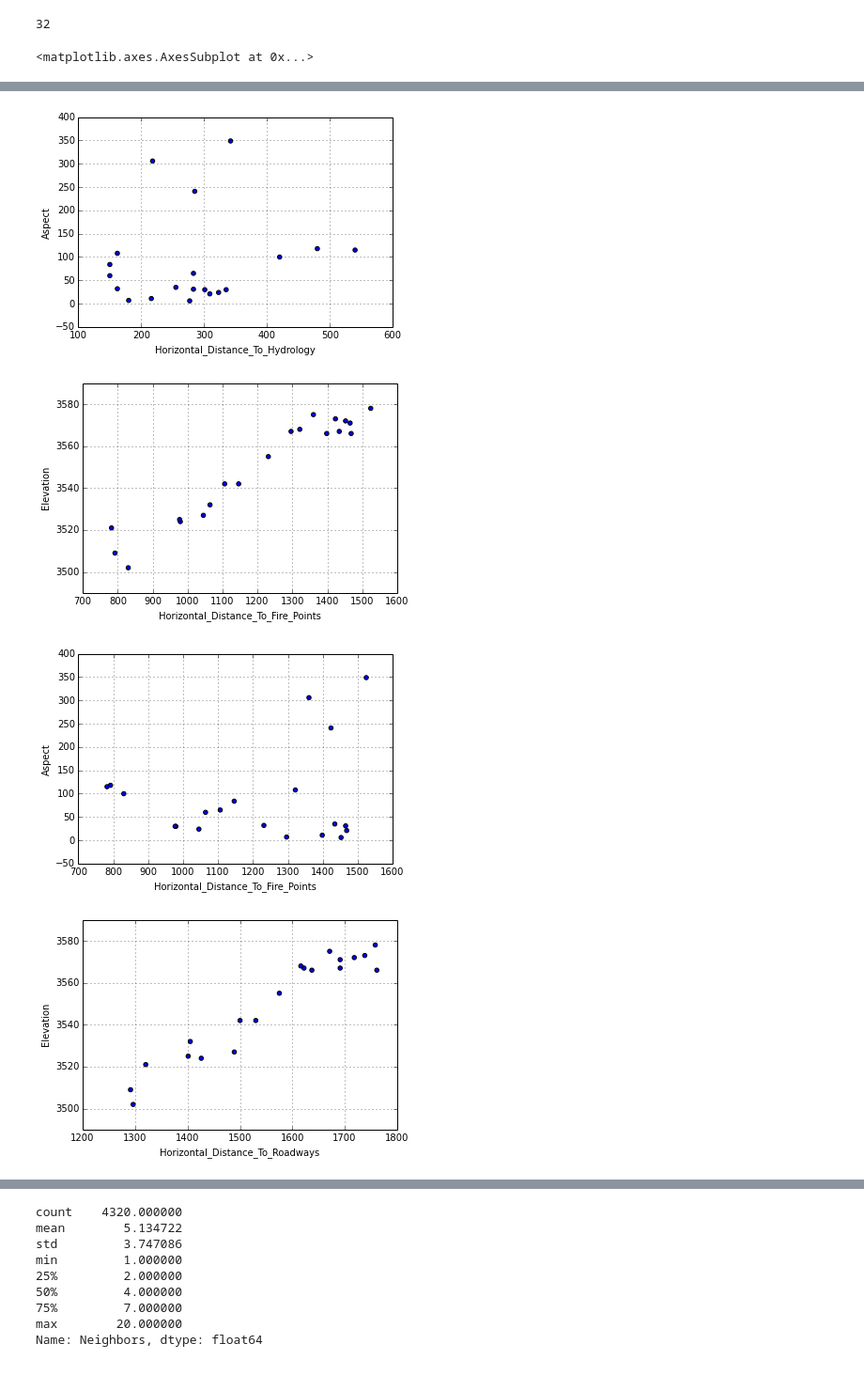
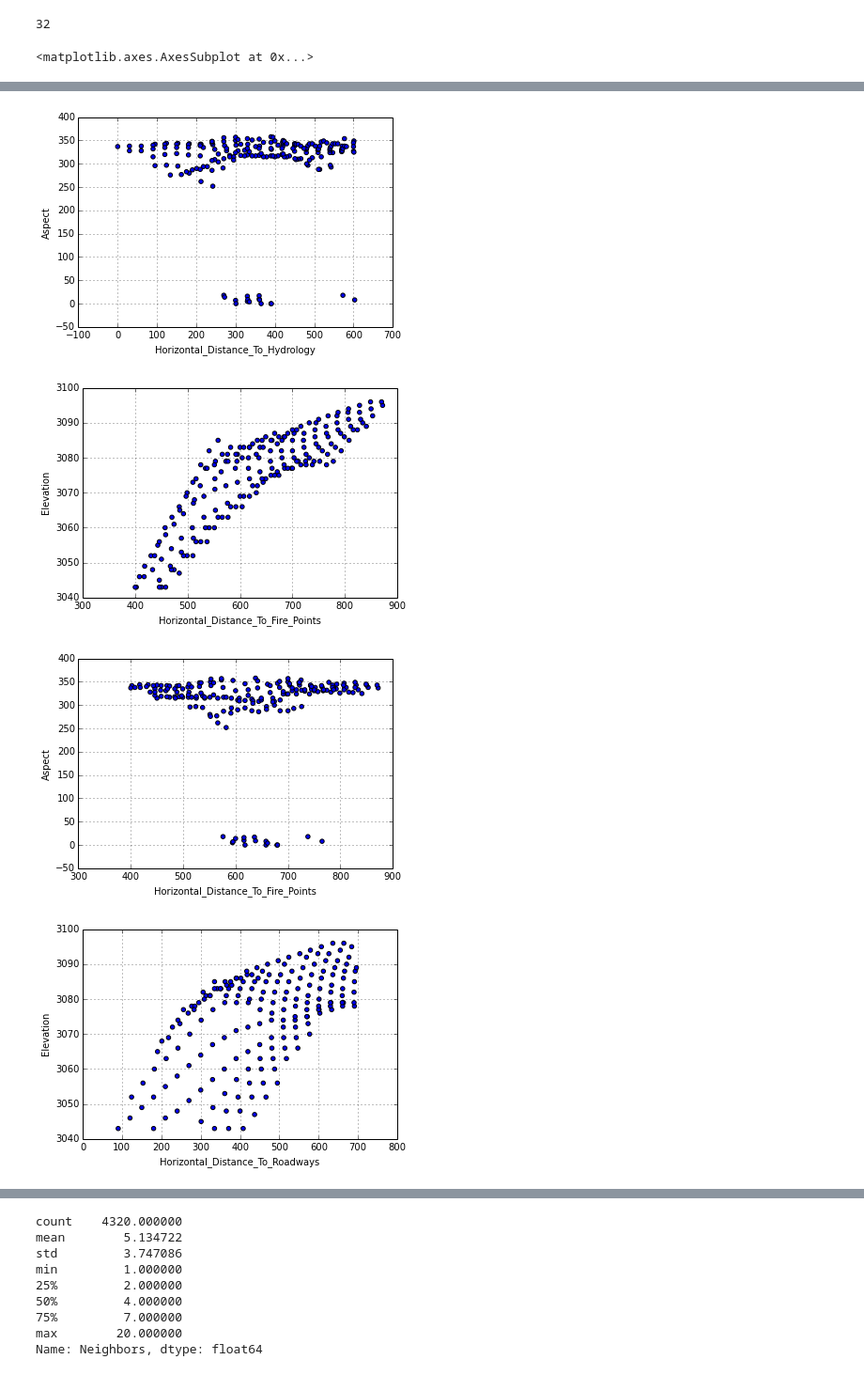
Before and after one commit to Taraxicum/geo_parser, a Jupyter notebook: x,y clustering.ipynb, the cells around one changed output, grey strips where cells are left out. Shown: that part at 94% size. Drawn from its saved outputs; the diff is of its cells as text; code cells hidden in the pictures.

```diff
--- a/x,y clustering.ipynb
+++ b/x,y clustering.ipynb
@@ -6,10 +6,11 @@ import kaggle as k
 import geographic_test as gt
 %matplotlib inline
 # %%
-train = pd.read_csv("train_condense_wild_soil.csv")
+#train = pd.read_csv("train_condense_wild_soil.csv")
+train = pd.read_csv("test_condense_wild_soil.csv")
 train2 = train.loc[train.Wilderness_Area == 2]
 trial = train2.reset_index()
-gptrain = gt.GeoParser(trial, 1500)
+gptrain = gt.GeoParser(trial, 500)
 #gptrain.iterate_cohorts()
 
 #train = pd.read_csv("train_condense_wild_soil.csv")
@@ -40,12 +41,13 @@ len(gptrain.cohorts)
 # %% [output]
 32
 # %%
-i=14
-gptrain.cohorts[i].plot('Horizontal_Distance_To_Hydrology', 'Vertical_Distance_To_Hydrology', kind='scatter')
-gptrain.cohorts[i].plot('Horizontal_Distance_To_Hydrology', 'Elevation', kind='scatter')
-gptrain.cohorts[i].plot('Horizontal_Distance_To_Hydrology', 'Aspect', kind='scatter')
-gptrain.cohorts[i].plot('Horizontal_Distance_To_Fire_Points', 'Elevation', kind='scatter')
-gptrain.cohorts[i].plot('Horizontal_Distance_To_Fire_Points', 'Aspect', kind='scatter')
-gptrain.cohorts[i].plot('Horizontal_Distance_To_Roadways', 'Elevation', kind='scatter')
+#i=3
+#gptrain.current_cohort = gptrain.cohorts[i]
+gptrain.current_cohort.plot('Horizontal_Distance_To_Hydrology', 'Vertical_Distance_To_Hydrology', kind='scatter')
+gptrain.current_cohort.plot('Horizontal_Distance_To_Hydrology', 'Elevation', kind='scatter')
+gptrain.current_cohort.plot('Horizontal_Distance_To_Hydrology', 'Aspect', kind='scatter')
+gptrain.current_cohort.plot('Horizontal_Distance_To_Fire_Points', 'Elevation', kind='scatter')
+gptrain.current_cohort.plot('Horizontal_Distance_To_Fire_Points', 'Aspect', kind='scatter')
+gptrain.current_cohort.plot('Horizontal_Distance_To_Roadways', 'Elevation', kind='scatter')
 # %% [output]
 <matplotlib.axes.AxesSubplot at 0x...>
@@ -54,4 +56,4 @@ gptrain.cohorts[i].plot('Horizontal_Distance_To_Roadways', 'Elevation', kind='sc
-[figure, old version]
+[figure, new version]
-[figure, old version]
+[figure, new version]
-[figure, old version]
+[figure, new version]
-[figure, old version]
+[figure, new version]
```
Also changed, not shown: parts of 8 cells of this notebook, 1 other file.
